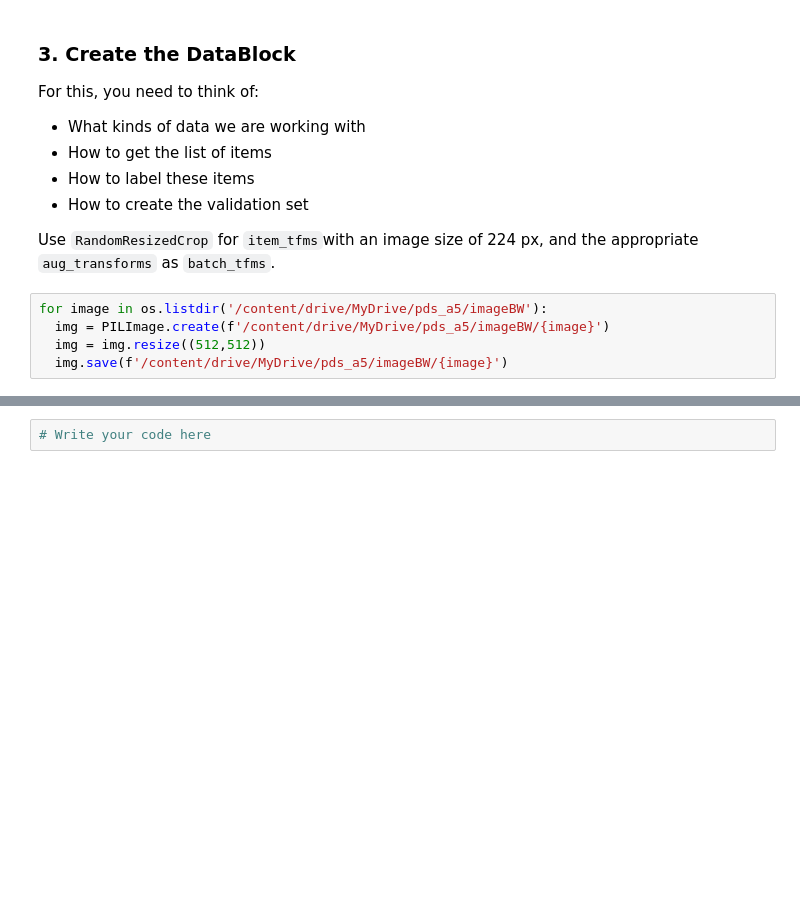
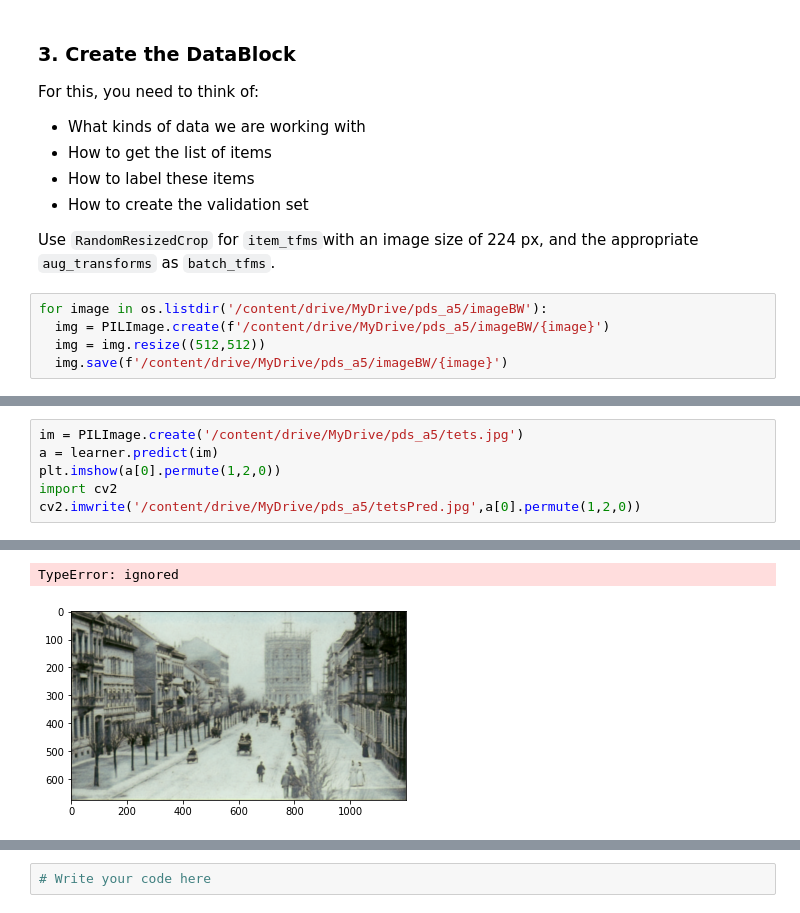
Before and after one commit to pds2021/a5-just1130, a Jupyter notebook: Assignment_5.ipynb, the cells around one changed output, grey strips where cells are left out. Drawn from its saved outputs; the diff is of its cells as text; blank space fills up the shorter version.

```diff
--- a/Assignment_5.ipynb
+++ b/Assignment_5.ipynb
@@ -110,0 +115,7 @@ learner.fit_one_cycle(5,pct_start=0.8)
+# %%
+im = PILImage.create('/content/drive/MyDrive/pds_a5/tets.jpg')
+a = learner.predict(im)
+plt.imshow(a[0].permute(1,2,0))
+import cv2
+cv2.imwrite('/content/drive/MyDrive/pds_a5/tetsPred.jpg',a[0].permute(1,2,0))
+# %% [output]
@@ -111 +123,3 @@ learner.fit_one_cycle(5,pct_start=0.8)
+TypeError: ignored
+[figure, added]
 # %%
```
Also changed, not shown: parts of 7 cells of this notebook.
